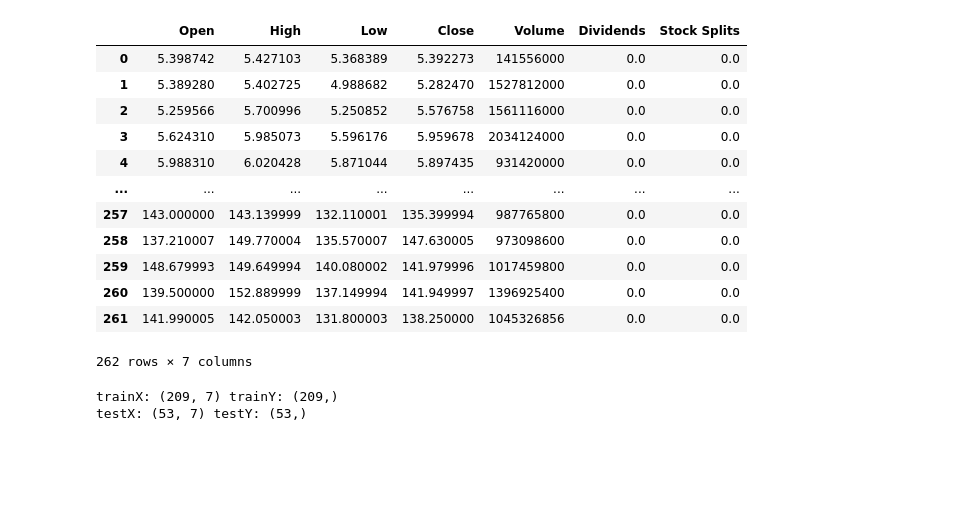
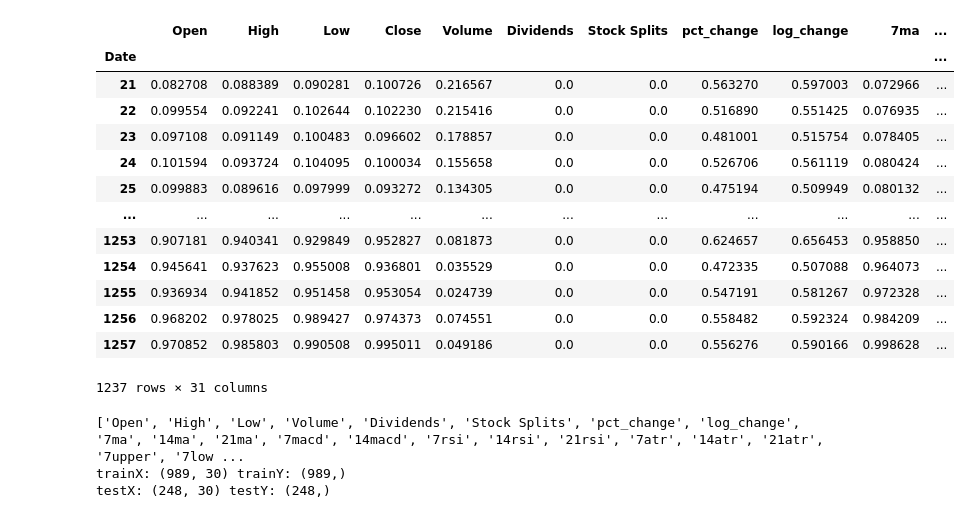
Before and after one commit to algebra2boy/GAN-StockPrediction, a Jupyter notebook: 3. GAN.ipynb, the cells around one changed output. Saved outputs shown, nothing was run; the diff lists cells and outputs as text; code cells hidden in the pictures; blank space fills up the shorter version.

```diff
--- a/3. GAN.ipynb
+++ b/3. GAN.ipynb
@@ -17,28 +16,27 @@ torch.backends.cudnn.benchmark = False
 # %%
-data = pd.read_csv('stock_data.csv')
-# data = data.iloc[:262, :]
+data = pd.read_csv("preprocessed_stock_data.csv", index_col='Date')
 data
 # %% [output]
-|  | Open | High | Low | Close | Volume | Dividends | Stock Splits |
-| 0 | 5.398742 | 5.427103 | 5.368389 | 5.392273 | 141556000 | 0.0 | 0.0 |
-| 1 | 5.389280 | 5.402725 | 4.988682 | 5.282470 | 1527812000 | 0.0 | 0.0 |
-| 2 | 5.259566 | 5.700996 | 5.250852 | 5.576758 | 1561116000 | 0.0 | 0.0 |
-| 3 | 5.624310 | 5.985073 | 5.596176 | 5.959678 | 2034124000 | 0.0 | 0.0 |
-| 4 | 5.988310 | 6.020428 | 5.871044 | 5.897435 | 931420000 | 0.0 | 0.0 |
-| ... | ... | ... | ... | ... | ... | ... | ... |
-| 257 | 143.000000 | 143.139999 | 132.110001 | 135.399994 | 987765800 | 0.0 | 0.0 |
-| 258 | 137.210007 | 149.770004 | 135.570007 | 147.630005 | 973098600 | 0.0 | 0.0 |
-| 259 | 148.679993 | 149.649994 | 140.080002 | 141.979996 | 1017459800 | 0.0 | 0.0 |
-| 260 | 139.500000 | 152.889999 | 137.149994 | 141.949997 | 1396925400 | 0.0 | 0.0 |
-| 261 | 141.990005 | 142.050003 | 131.800003 | 138.250000 | 1045326856 | 0.0 | 0.0 |
+|  | Open | High | Low | Close | Volume | Dividends | Stock Splits | pct_change | log_change | 7ma | ... |
+| Date |  |  |  |  |  |  |  |  |  |  | ... |
+| 21 | 0.082708 | 0.088389 | 0.090281 | 0.100726 | 0.216567 | 0.0 | 0.0 | 0.563270 | 0.597003 | 0.072966 | ... |
+| 22 | 0.099554 | 0.092241 | 0.102644 | 0.102230 | 0.215416 | 0.0 | 0.0 | 0.516890 | 0.551425 | 0.076935 | ... |
+| 23 | 0.097108 | 0.091149 | 0.100483 | 0.096602 | 0.178857 | 0.0 | 0.0 | 0.481001 | 0.515754 | 0.078405 | ... |
+| 24 | 0.101594 | 0.093724 | 0.104095 | 0.100034 | 0.155658 | 0.0 | 0.0 | 0.526706 | 0.561119 | 0.080424 | ... |
+| 25 | 0.099883 | 0.089616 | 0.097999 | 0.093272 | 0.134305 | 0.0 | 0.0 | 0.475194 | 0.509949 | 0.080132 | ... |
+| ... | ... | ... | ... | ... | ... | ... | ... | ... | ... | ... | ... |
+| 1253 | 0.907181 | 0.940341 | 0.929849 | 0.952827 | 0.081873 | 0.0 | 0.0 | 0.624657 | 0.656453 | 0.958850 | ... |
+| 1254 | 0.945641 | 0.937623 | 0.955008 | 0.936801 | 0.035529 | 0.0 | 0.0 | 0.472335 | 0.507088 | 0.964073 | ... |
+| 1255 | 0.936934 | 0.941852 | 0.951458 | 0.953054 | 0.024739 | 0.0 | 0.0 | 0.547191 | 0.581267 | 0.972328 | ... |
+| 1256 | 0.968202 | 0.978025 | 0.989427 | 0.974373 | 0.074551 | 0.0 | 0.0 | 0.558482 | 0.592324 | 0.984209 | ... |
+| 1257 | 0.970852 | 0.985803 | 0.990508 | 0.995011 | 0.049186 | 0.0 | 0.0 | 0.556276 | 0.590166 | 0.998628 | ... |
-262 rows × 7 columns
+1237 rows × 31 columns
 # %%
 data['y'] = data['Close']
-
-x = data.iloc[:, :7].values
-y = data.iloc[:, 7].values
-# x = data.iloc[:, :32].values
-# y = data.iloc[:, 32].values
+feature_columns = [col for col in data.columns if col != 'Close' and col != 'y']
+# print(feature_columns)
+x = data[feature_columns].values
+y = data['y'].values
 
 split = int(data.shape[0]* 0.8)
 train_x, test_x = x[: split, :], x[split:, :]
@@ -56,8 +54,9 @@ test_x = x_scaler.transform(test_x)
 train_y = y_scaler.fit_transform(train_y.reshape(-1, 1))
 test_y = y_scaler.transform(test_y.reshape(-1, 1))
 # %% [output]
-trainX: (209, 7) trainY: (209,)
-testX: (53, 7) testY: (53,)
+['Open', 'High', 'Low', 'Volume', 'Dividends', 'Stock Splits', 'pct_change', 'log_change', '7ma', '14ma', '21ma', '7macd', '14macd', '7rsi', '14rsi', '21rsi', '7atr', '14atr', '21atr', '7upper', '7low ...
+trainX: (989, 30) trainY: (989,)
+testX: (248, 30) testY: (248,)
 # %%
 class VAE(nn.Module):
     def __init__(self, input_dim, hidden_dims, latent_dim):
```
Also changed, not shown: parts of 16 cells of this notebook, 7 other files.
